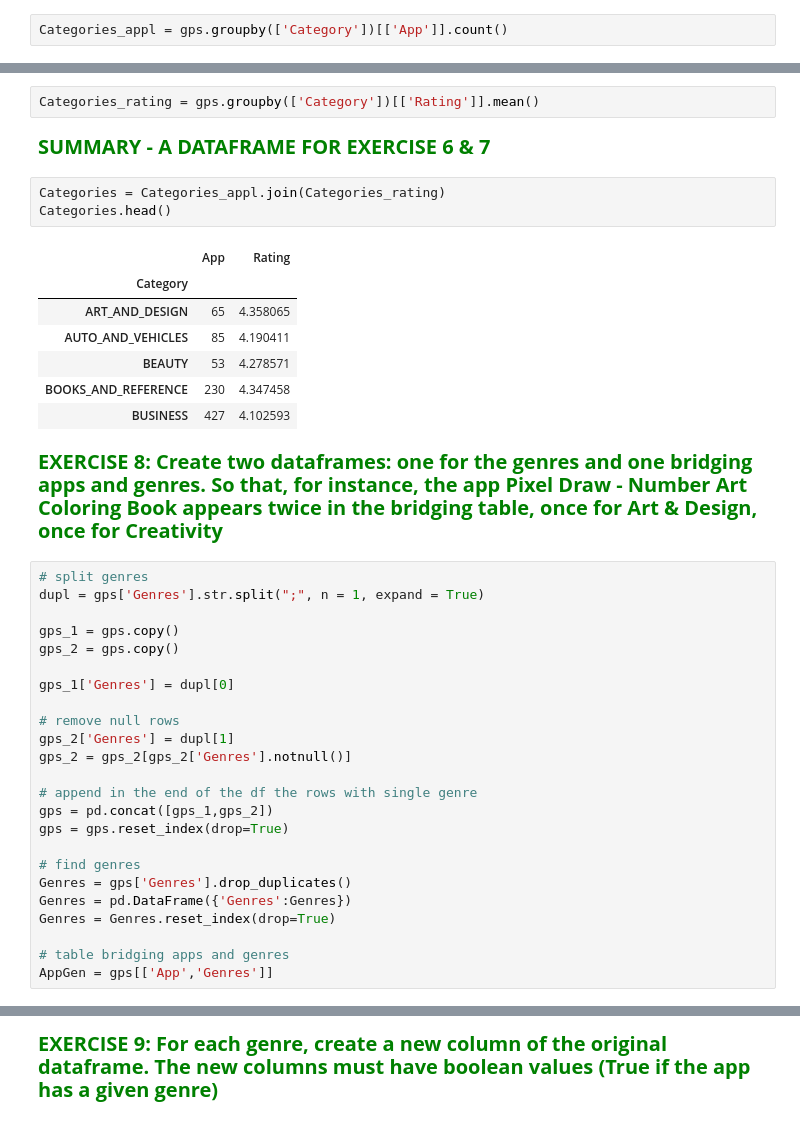
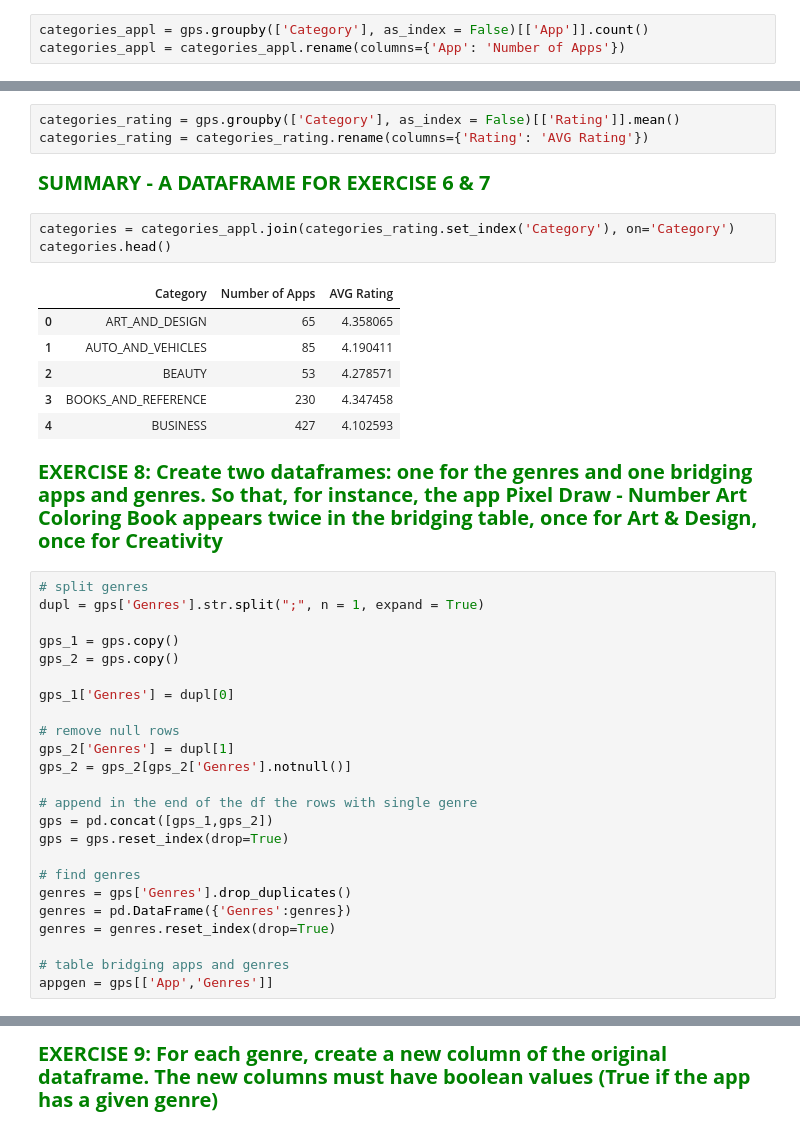
Before and after one commit to CryptoCaru/Data-cleaning-and-extraction, a Jupyter notebook: Progetto FCS.ipynb, the cells around one changed output, grey strips where cells are left out. Drawn from its saved outputs; the diff is of its cells as text.

```diff
--- a/Progetto FCS.ipynb
+++ b/Progetto FCS.ipynb
@@ -125,24 +125,25 @@ gps[gps.duplicated()]
 # %% [markdown]
 <span style="color:green;font-weight:bold;font-size:20px"> EXERCISE 6: For each category, compute the number of apps
 # %%
-Categories_appl = gps.groupby(['Category'])[['App']].count()
+categories_appl = gps.groupby(['Category'], as_index = False)[['App']].count()
+categories_appl = categories_appl.rename(columns={'App': 'Number of Apps'})
 # %% [markdown]
 <span style="color:green;font-weight:bold;font-size:20px"> EXERCISE 7: For each category, compute the average rating
 # %%
-Categories_rating = gps.groupby(['Category'])[['Rating']].mean()
+categories_rating = gps.groupby(['Category'], as_index = False)[['Rating']].mean()
+categories_rating = categories_rating.rename(columns={'Rating': 'AVG Rating'})
 # %% [markdown]
 <span style="color:green;font-weight:bold;font-size:20px"> SUMMARY - A DATAFRAME FOR EXERCISE 6 & 7
-# %%
-Categories = Categories_appl.join(Categories_rating)
-Categories.head()
-# %% [output]
-|  | App | Rating |
-| Category |  |  |
-| ART_AND_DESIGN | 65 | 4.358065 |
-| AUTO_AND_VEHICLES | 85 | 4.190411 |
-| BEAUTY | 53 | 4.278571 |
-| BOOKS_AND_REFERENCE | 230 | 4.347458 |
-| BUSINESS | 427 | 4.102593 |
+# %%
+categories = categories_appl.join(categories_rating.set_index('Category'), on='Category')
+categories.head()
+# %% [output]
+|  | Category | Number of Apps | AVG Rating |
+| 0 | ART_AND_DESIGN | 65 | 4.358065 |
+| 1 | AUTO_AND_VEHICLES | 85 | 4.190411 |
+| 2 | BEAUTY | 53 | 4.278571 |
+| 3 | BOOKS_AND_REFERENCE | 230 | 4.347458 |
+| 4 | BUSINESS | 427 | 4.102593 |
 # %% [markdown]
 <span style="color:green;font-weight:bold;font-size:20px"> EXERCISE 8: Create two dataframes: one for the genres and one bridging apps and genres. So that, for instance, the app Pixel Draw - Number Art Coloring Book appears twice in the bridging table, once for Art & Design, once for Creativity
 # %%
@@ -163,10 +164,10 @@ gps = pd.concat([gps_1,gps_2])
 gps = gps.reset_index(drop=True)
 
 # find genres
-Genres = gps['Genres'].drop_duplicates()
-Genres = pd.DataFrame({'Genres':Genres})
-Genres = Genres.reset_index(drop=True)
+genres = gps['Genres'].drop_duplicates()
+genres = pd.DataFrame({'Genres':genres})
+genres = genres.reset_index(drop=True)
 
 # table bridging apps and genres
-AppGen = gps[['App','Genres']]
+appgen = gps[['App','Genres']]
 # %%
```
Also changed, not shown: parts of 8 cells of this notebook.
